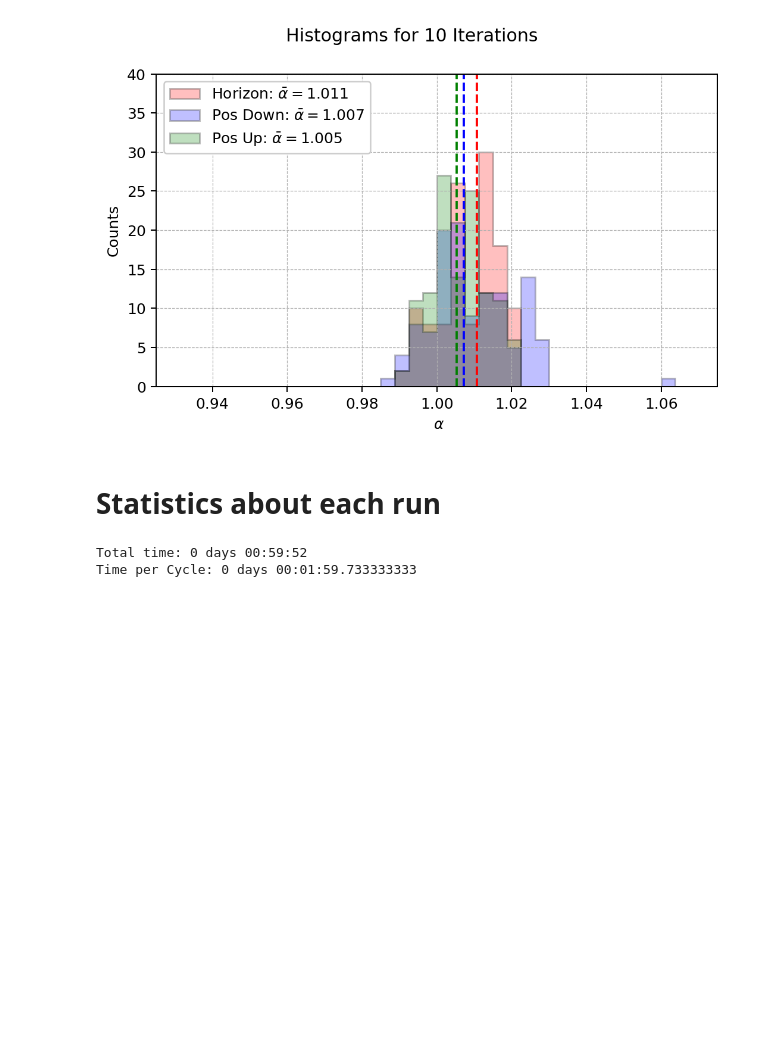
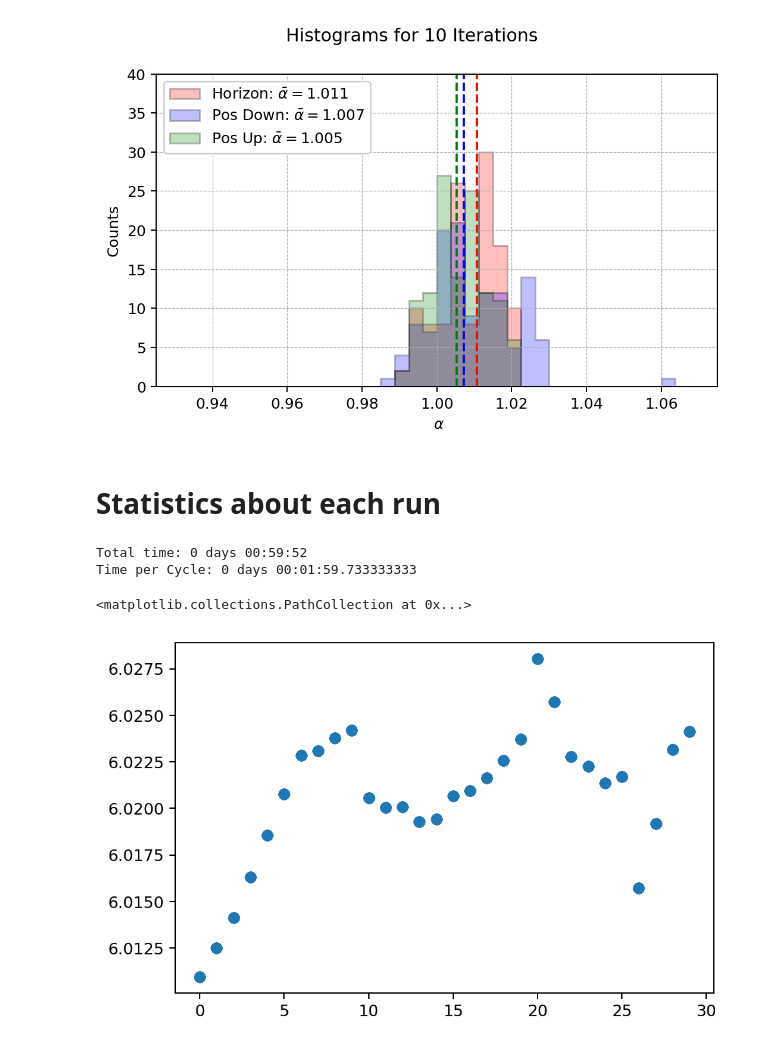
Before and after one commit to SSantosLab/DESI-QA, a Jupyter notebook: calib/Testing Figures - long-arc tests of linear phi.ipynb, the cells around one changed output. Drawn from its saved outputs; the diff is of its cells as text; code cells hidden in the pictures; blank space fills up the shorter version.

```diff
--- a/calib/Testing Figures - long-arc tests of linear phi.ipynb
+++ b/calib/Testing Figures - long-arc tests of linear phi.ipynb
@@ -735,3 +746,8 @@ print("Time per Cycle:",timePerCycle)
 # %% [output]
 Total time: 0 days 00:59:52
 Time per Cycle: 0 days 00:01:59.733333333
+# %%
+plt.scatter(df['ArcSession'],df['R2mm'])
+# %% [output]
+<matplotlib.collections.PathCollection at 0x...>
+[figure, added]
```
Also changed, not shown: parts of 7 cells of this notebook, 19 other files.
